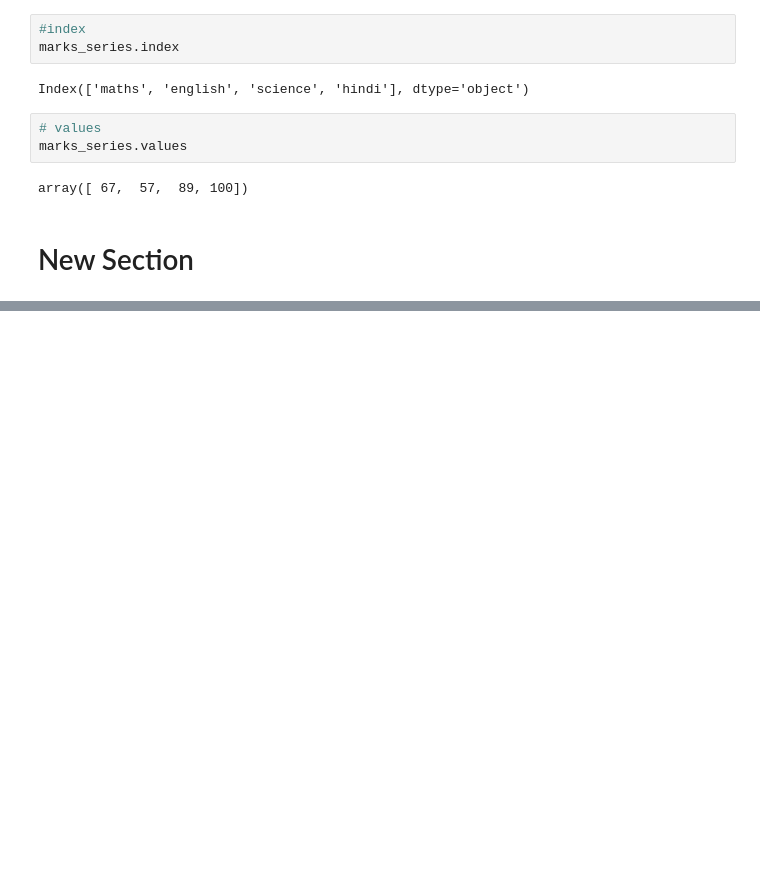
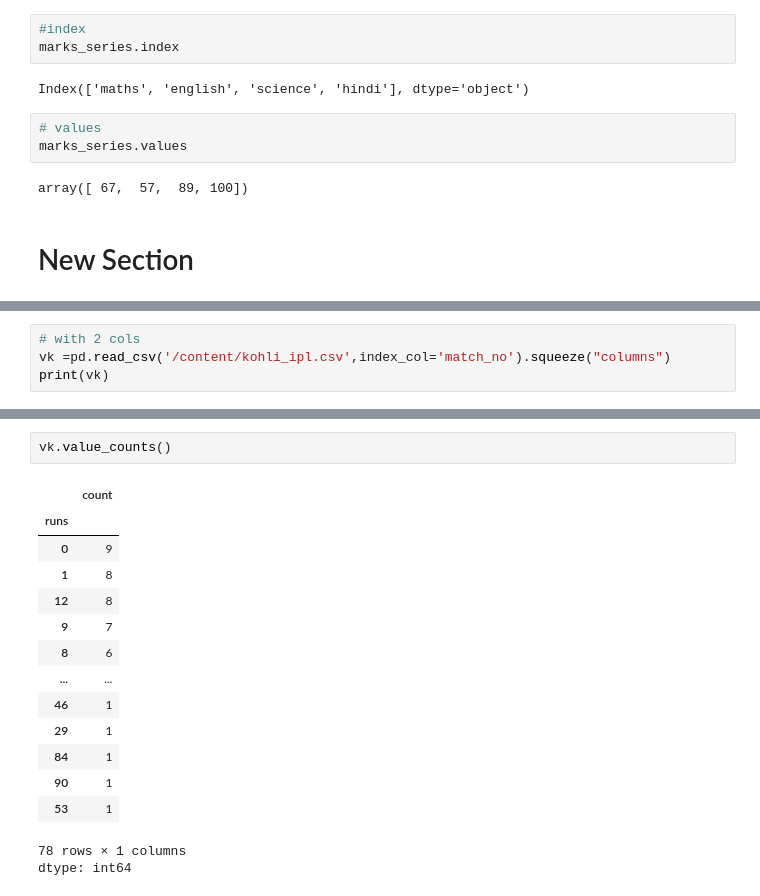
Before and after one commit to Akanksha-Ceris/Pandas_practice, a Jupyter notebook: Pandas_practice.ipynb, the cells around one changed output, grey strips where cells are left out. Drawn from its saved outputs; the diff is of its cells as text; blank space fills up the shorter version.

```diff
--- a/Pandas_practice.ipynb
+++ b/Pandas_practice.ipynb
@@ -98,0 +280,4 @@ array([ 67,  57,  89, 100])
+# %%
+# with 2 cols
+vk =pd.read_csv('/content/kohli_ipl.csv',index_col='match_no').squeeze("columns")
+print(vk)
@@ -98,0 +388,18 @@ array([ 67,  57,  89, 100])
+# %%
+vk.value_counts()
+# %% [output]
+|  | count |
+| runs |  |
+| 0 | 9 |
+| 1 | 8 |
+| 12 | 8 |
+| 9 | 7 |
+| 8 | 6 |
+| ... | ... |
+| 46 | 1 |
+| 29 | 1 |
+| 84 | 1 |
+| 90 | 1 |
+| 53 | 1 |
+78 rows × 1 columns
+dtype: int64
```
Also changed, not shown: parts of 39 cells of this notebook.
